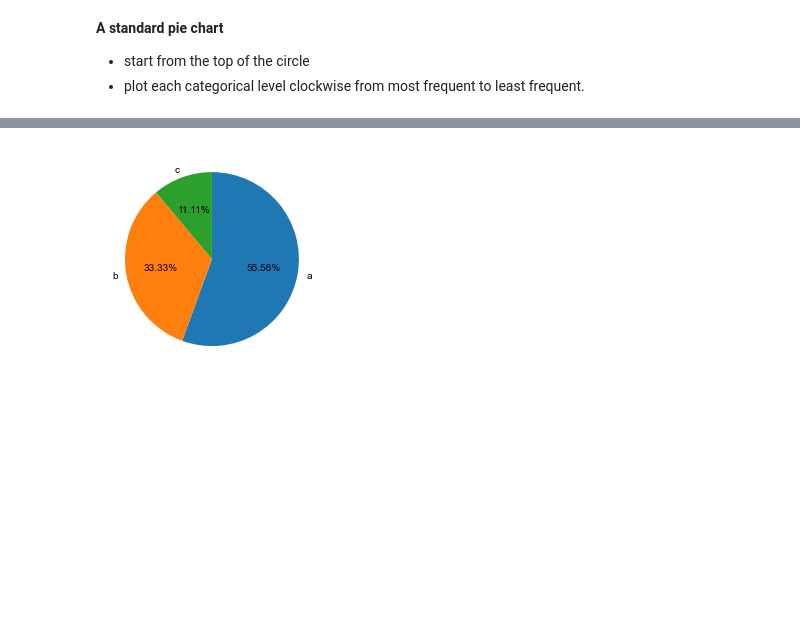
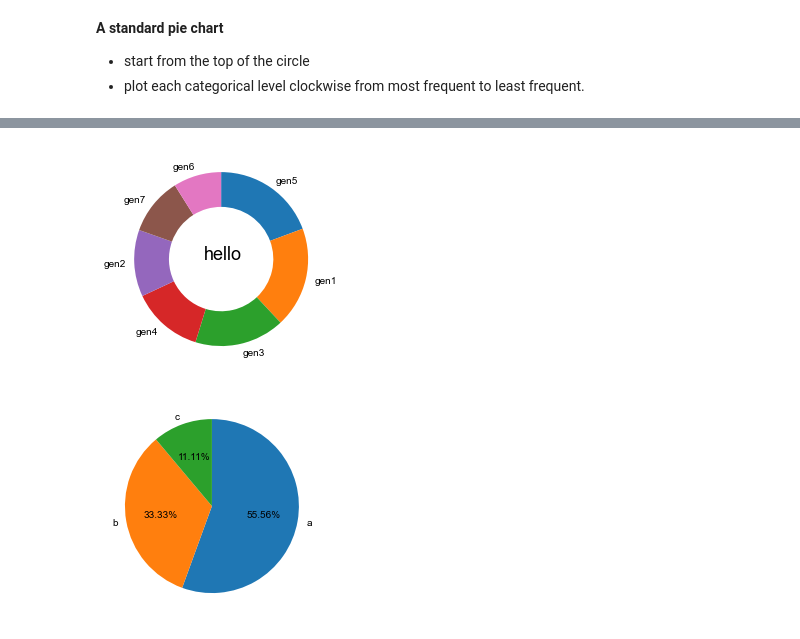
Before and after one commit to Alex-YuZ/Data-Visualization, a Jupyter notebook: Data_Visualization.ipynb, the cells around one changed output, grey strips where cells are left out. Drawn from its saved outputs; the diff is of its cells as text; code cells hidden in the pictures; blank space fills up the shorter version.

```diff
--- a/Data_Visualization.ipynb
+++ b/Data_Visualization.ipynb
@@ -498,3 +518,14 @@ plt.xticks(rotation=90)
+# %%
+# Make a donut plot
+plt.pie(sorted_counts, \
+        labels = labels1, \
+        startangle = 90, \
+        counterclock = False, \
+        wedgeprops={'width': 0.4})
+
+plt.text(-.2, 0, s='hello', fontsize=18);
+# %% [output]
+[figure, added]
 # %%
 x = [5, 3, 1]
 
```
Also changed, not shown: parts of 3 cells of this notebook.
